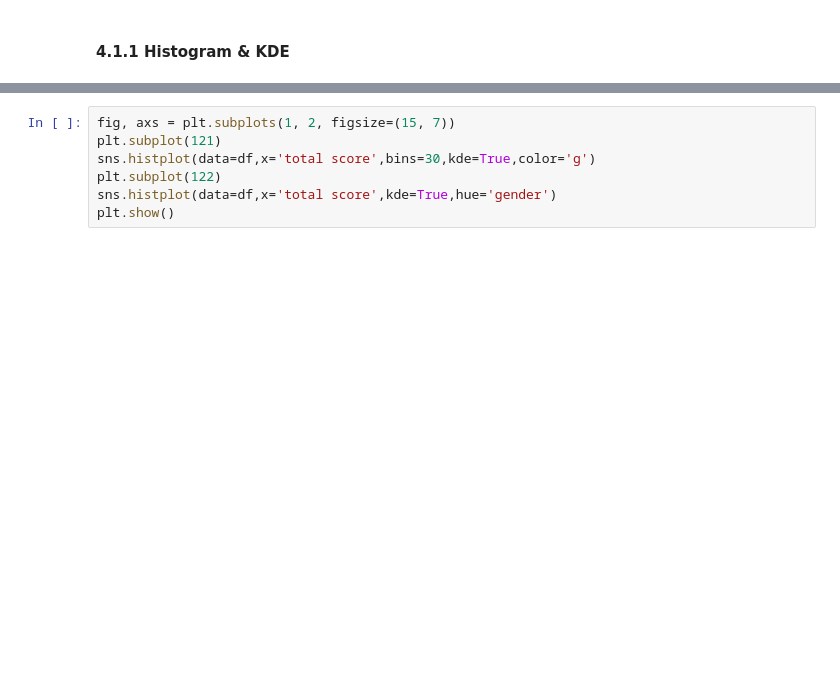
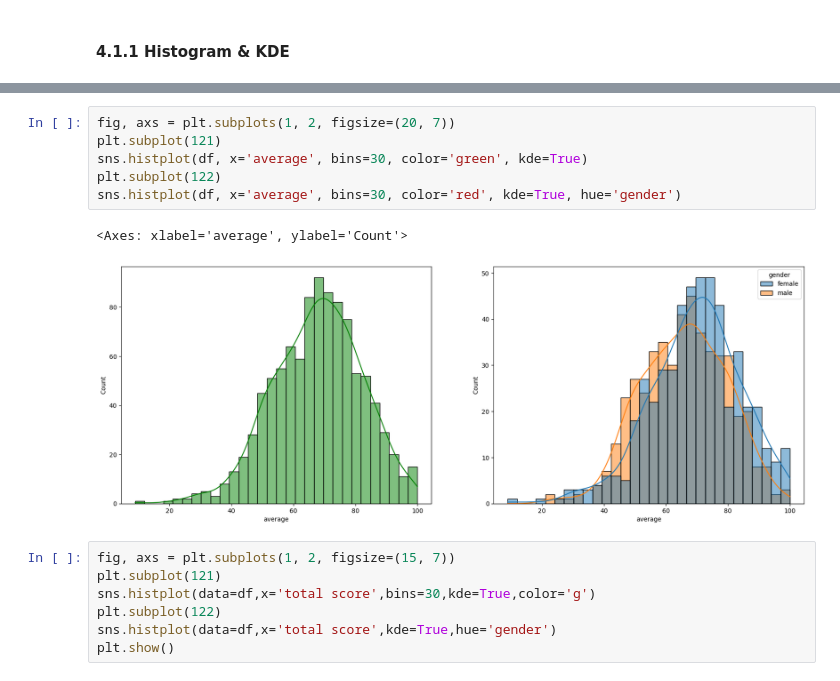
Before and after one commit to Kd-Here/ML-Projects, a Jupyter notebook: End-To-End-ML/notebook/1 . EDA STUDENT PERFORMANCE .ipynb, the cells around one changed output, grey strips where cells are left out. Saved outputs shown, nothing was run; the diff lists cells and outputs as text; blank space fills up the shorter version.

```diff
--- a/End-To-End-ML/notebook/1 . EDA STUDENT PERFORMANCE .ipynb
+++ b/End-To-End-ML/notebook/1 . EDA STUDENT PERFORMANCE .ipynb
@@ -299,3 +327,12 @@ plt.show()
+# %%
+fig, axs = plt.subplots(1, 2, figsize=(20, 7))
+plt.subplot(121)
+sns.histplot(df, x='average', bins=30, color='green', kde=True)
+plt.subplot(122)
+sns.histplot(df, x='average', bins=30, color='red', kde=True, hue='gender')
+# %% [output]
+<Axes: xlabel='average', ylabel='Count'>
+[figure, added]
 # %%
 fig, axs = plt.subplots(1, 2, figsize=(15, 7))
 plt.subplot(121)
```
Also changed, not shown: parts of 26 cells of this notebook.
